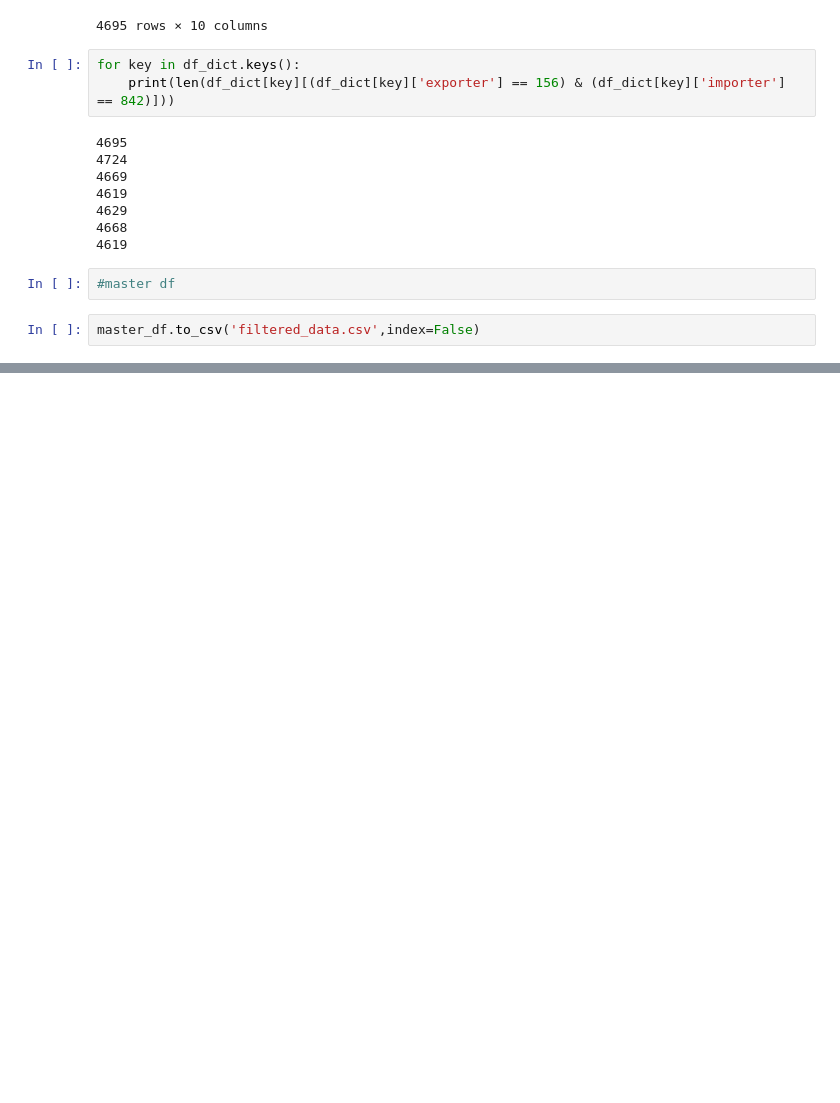
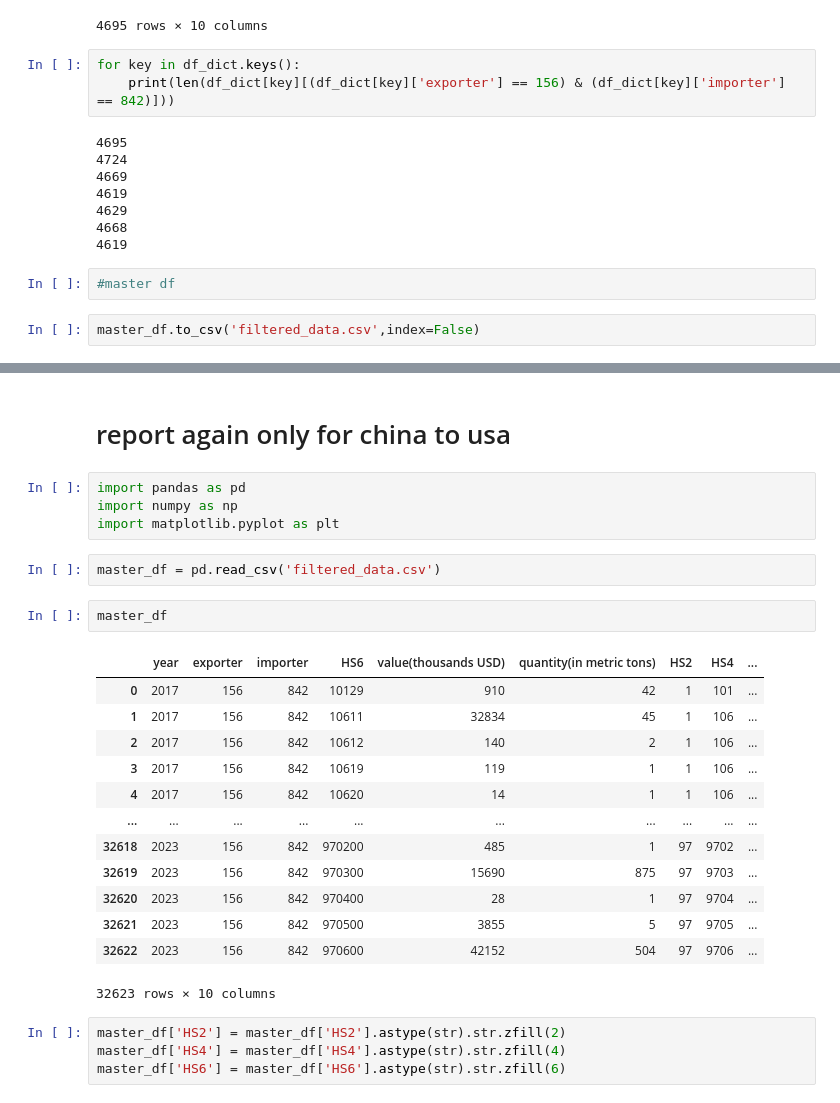
Before and after one commit to sidlihe/Export_data_china_to_usa, a Jupyter notebook: report.ipynb, the cells around one changed output, grey strips where cells are left out. Saved outputs shown, nothing was run; the diff lists cells and outputs as text; blank space fills up the shorter version.

```diff
--- a/report.ipynb
+++ b/report.ipynb
@@ -302,0 +157,28 @@ conn.close()
+# %% [markdown]
+# report again only for china to usa
+# %%
+import pandas as pd
+import numpy as np
+import matplotlib.pyplot as plt
+# %%
+master_df = pd.read_csv('filtered_data.csv')
+# %%
+master_df
+# %% [output]
+|  | year | exporter | importer | HS6 | value(thousands USD) | quantity(in metric tons) | HS2 | HS4 | ... |
+| 0 | 2017 | 156 | 842 | 10129 | 910 | 42 | 1 | 101 | ... |
+| 1 | 2017 | 156 | 842 | 10611 | 32834 | 45 | 1 | 106 | ... |
+| 2 | 2017 | 156 | 842 | 10612 | 140 | 2 | 1 | 106 | ... |
+| 3 | 2017 | 156 | 842 | 10619 | 119 | 1 | 1 | 106 | ... |
+| 4 | 2017 | 156 | 842 | 10620 | 14 | 1 | 1 | 106 | ... |
+| ... | ... | ... | ... | ... | ... | ... | ... | ... | ... |
+| 32618 | 2023 | 156 | 842 | 970200 | 485 | 1 | 97 | 9702 | ... |
+| 32619 | 2023 | 156 | 842 | 970300 | 15690 | 875 | 97 | 9703 | ... |
+| 32620 | 2023 | 156 | 842 | 970400 | 28 | 1 | 97 | 9704 | ... |
+| 32621 | 2023 | 156 | 842 | 970500 | 3855 | 5 | 97 | 9705 | ... |
+| 32622 | 2023 | 156 | 842 | 970600 | 42152 | 504 | 97 | 9706 | ... |
+32623 rows × 10 columns
+# %%
+master_df['HS2'] = master_df['HS2'].astype(str).str.zfill(2)
+master_df['HS4'] = master_df['HS4'].astype(str).str.zfill(4)
+master_df['HS6'] = master_df['HS6'].astype(str).str.zfill(6)
```
Also changed, not shown: parts of 18 cells of this notebook, 6 other files.
